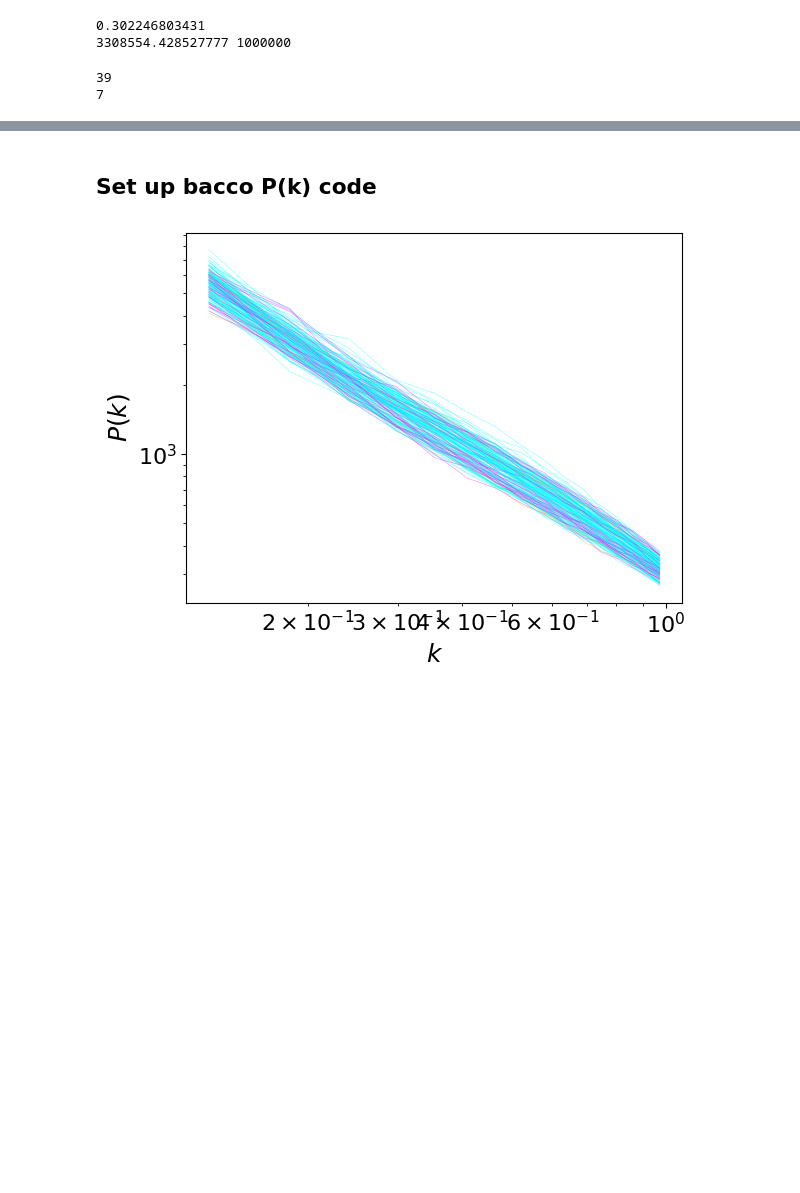
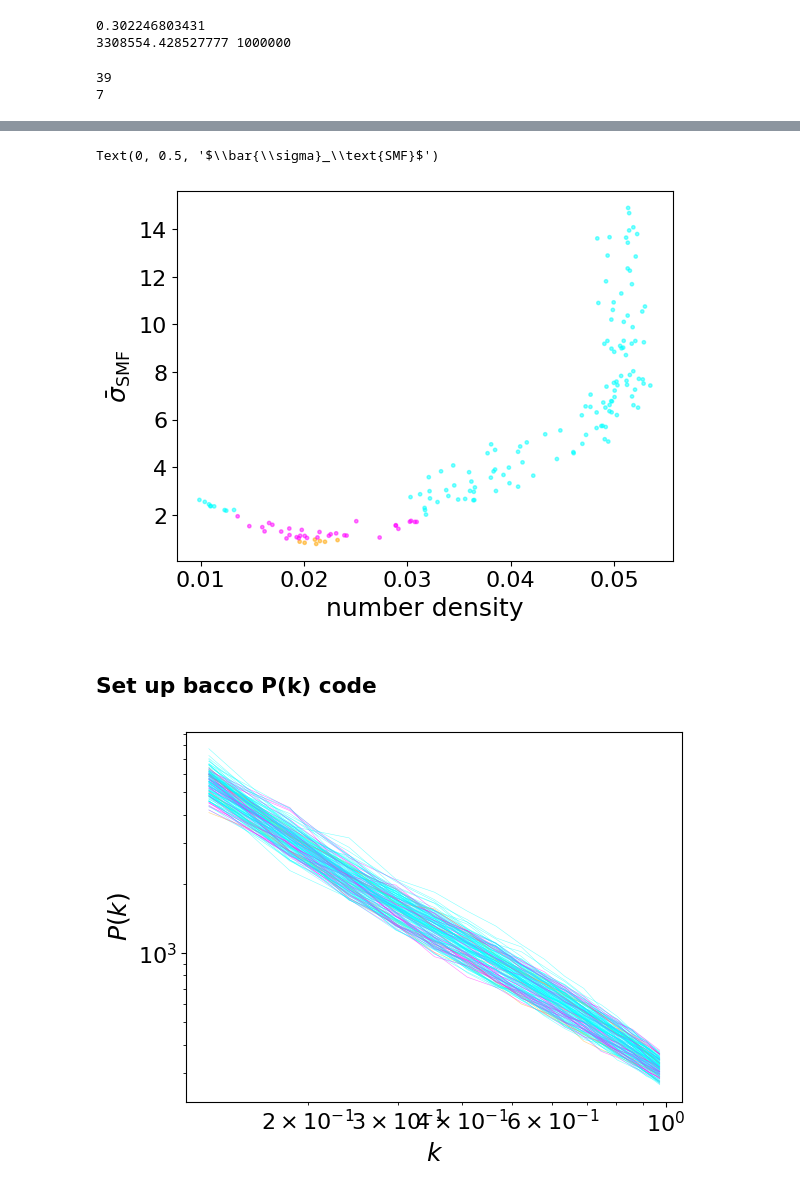
Before and after one commit to kstoreyf/biasexp-target-observable, a Jupyter notebook: notebooks/2023-01-04_camels-sam_biasexp_fit_load.ipynb, the cells around one changed output, grey strips where cells are left out. Cells and saved outputs as stored; diff of their text form; code cells hidden in the pictures; blank space fills up the shorter version.

```diff
--- a/notebooks/2023-01-04_camels-sam_biasexp_fit_load.ipynb
+++ b/notebooks/2023-01-04_camels-sam_biasexp_fit_load.ipynb
@@ -169,3 +174,10 @@ if save_figs:
+# %%
+plt.scatter(ndens_arr, sigma_means, c=colors, s=6, alpha=alpha)
+plt.xlabel('number density')
+plt.ylabel(r'$\bar{\sigma}_\text{SMF}$')
+# %% [output]
+Text(0, 0.5, '$\\bar{\\sigma}_\\text{SMF}$')
+[figure, added]
 # %% [markdown]
 ## Set up bacco P(k) code
 # %%
```
Also changed, not shown: parts of 2 cells of this notebook, 2 other files.
